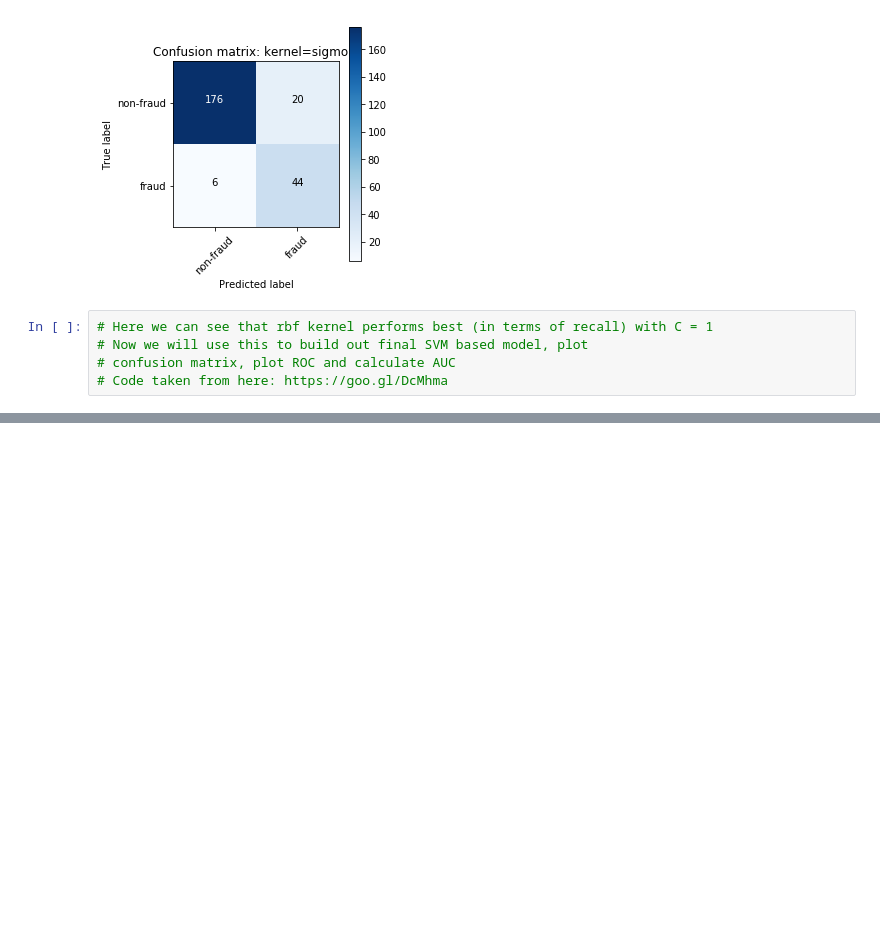
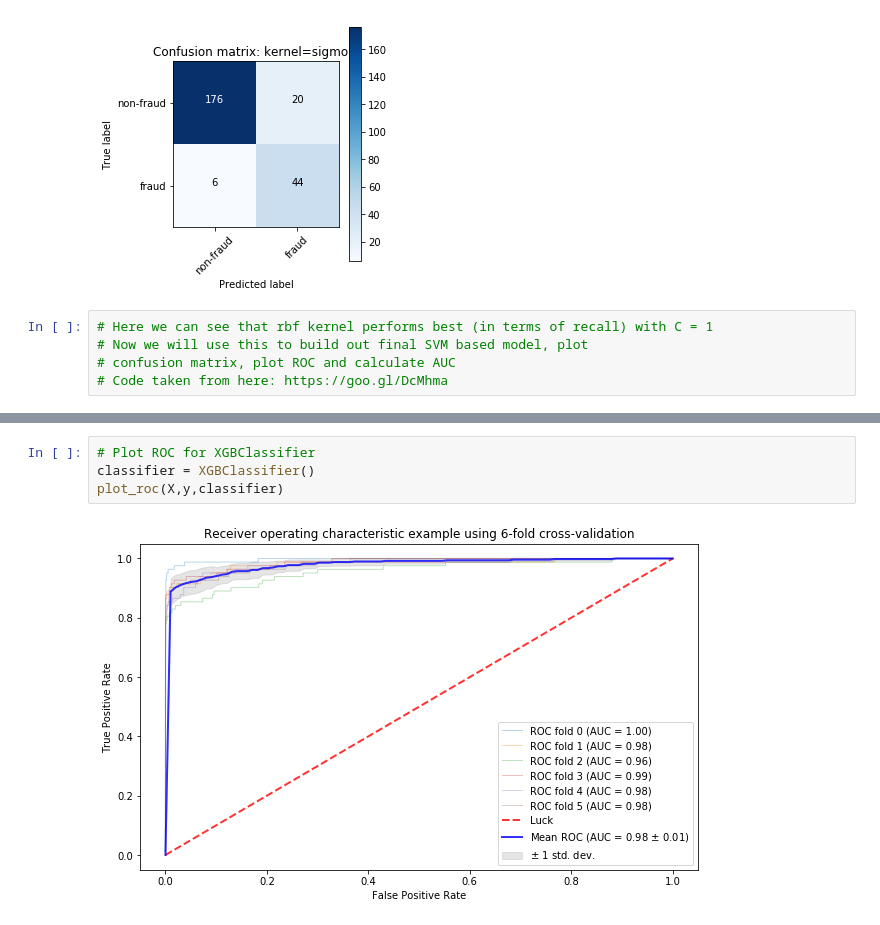
Before and after one commit to udhai17/Credit-Card-Fraud-Detection, a Jupyter notebook: CCFraudDetection.ipynb, the cells around one changed output, grey strips where cells are left out. Drawn from its saved outputs; the diff is of its cells as text; blank space fills up the shorter version.

```diff
--- a/CCFraudDetection.ipynb
+++ b/CCFraudDetection.ipynb
@@ -293,0 +327,6 @@ plt.show()
+# %%
+# Plot ROC for XGBClassifier
+classifier = XGBClassifier()
+plot_roc(X,y,classifier)
+# %% [output]
+[figure, added]
```
Also changed, not shown: parts of 13 cells of this notebook.
